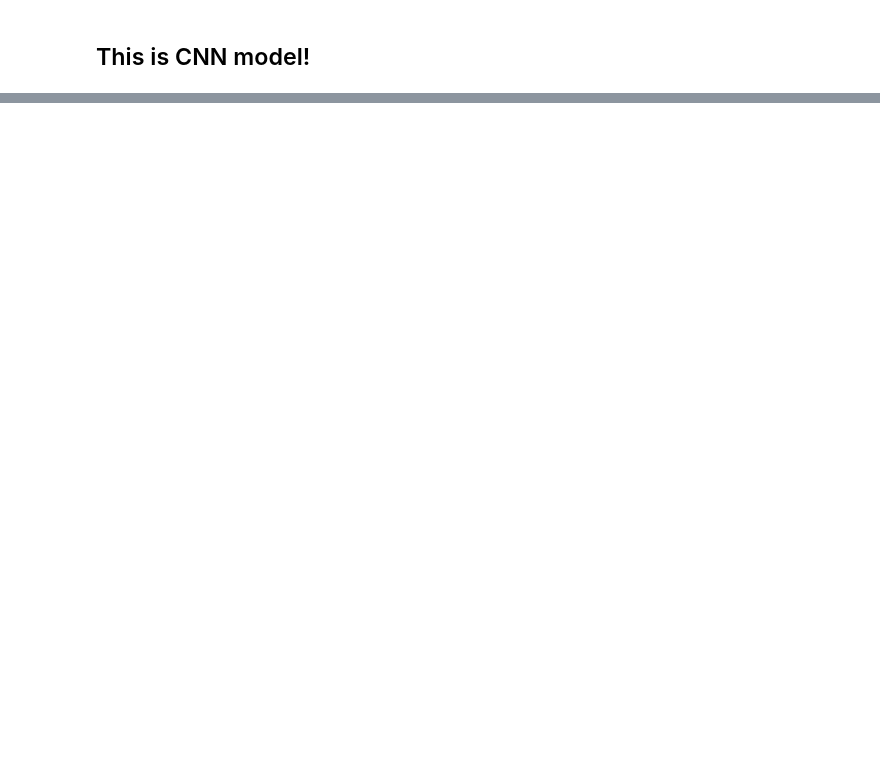
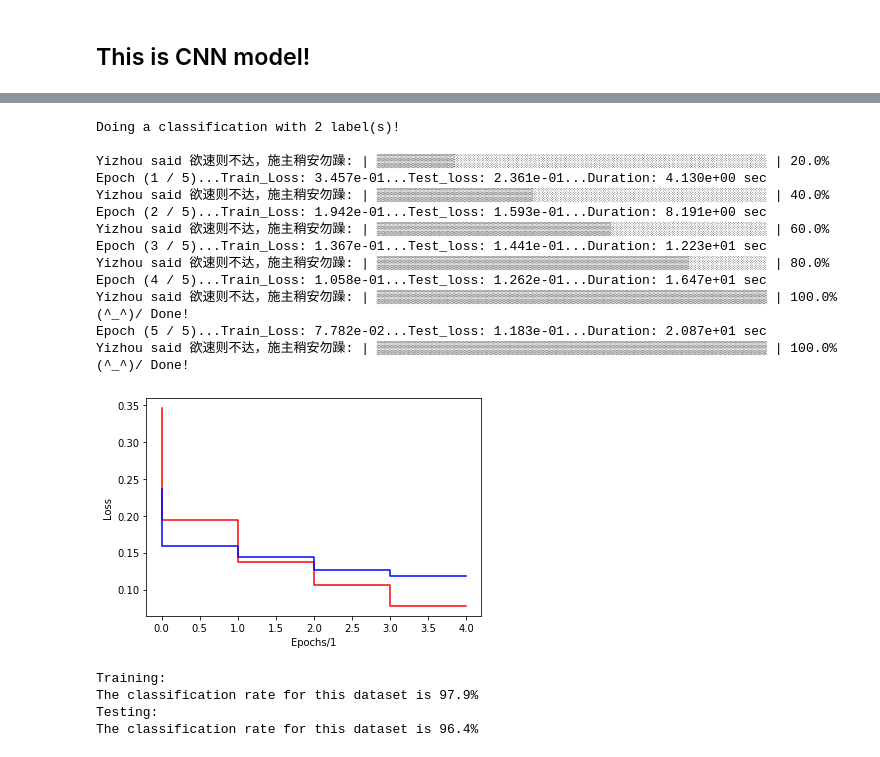
Before and after one commit to Lorenzo-lu/CS-760-Machine-Learning-Final-Project, a Jupyter notebook: RNN/PyTorch RNN example-spam emails.ipynb, the cells around one changed output, grey strips where cells are left out. Saved outputs shown, nothing was run; the diff lists cells and outputs as text; code cells hidden in the pictures; blank space fills up the shorter version.

```diff
--- a/RNN/PyTorch RNN example-spam emails.ipynb
+++ b/RNN/PyTorch RNN example-spam emails.ipynb
@@ -381,0 +402,27 @@ Testing Accuracy = 9.653e-01
+# %%
+import YZ_nn_training_format
+from YZ_nn_training_format import YZ_torch_std;
+K_class = 2;
+model = CNN(len(vocab), 20, K_class);
+STD = YZ_torch_std(model, device, train_iter, test_iter, K_class = K_class);
+STD.Optimizing(epochs = 5, plot_epoch = 1);
+#STD.Optimizing2(epochs = 5, plot_epoch = 1);
+# %% [output]
+Doing a classification with 2 label(s)!
+
+Yizhou said 欲速则不达，施主稍安勿躁: | ▒▒▒▒▒▒▒▒▒▒░░░░░░░░░░░░░░░░░░░░░░░░░░░░░░░░░░░░░░░░ | 20.0%
+Epoch (1 / 5)...Train_Loss: 3.457e-01...Test_loss: 2.361e-01...Duration: 4.130e+00 sec
+Yizhou said 欲速则不达，施主稍安勿躁: | ▒▒▒▒▒▒▒▒▒▒▒▒▒▒▒▒▒▒▒▒░░░░░░░░░░░░░░░░░░░░░░░░░░░░░░ | 40.0%
+Epoch (2 / 5)...Train_Loss: 1.942e-01...Test_loss: 1.593e-01...Duration: 8.191e+00 sec
+Yizhou said 欲速则不达，施主稍安勿躁: | ▒▒▒▒▒▒▒▒▒▒▒▒▒▒▒▒▒▒▒▒▒▒▒▒▒▒▒▒▒▒░░░░░░░░░░░░░░░░░░░░ | 60.0%
+Epoch (3 / 5)...Train_Loss: 1.367e-01...Test_loss: 1.441e-01...Duration: 1.223e+01 sec
+Yizhou said 欲速则不达，施主稍安勿躁: | ▒▒▒▒▒▒▒▒▒▒▒▒▒▒▒▒▒▒▒▒▒▒▒▒▒▒▒▒▒▒▒▒▒▒▒▒▒▒▒▒░░░░░░░░░░ | 80.0%
+Epoch (4 / 5)...Train_Loss: 1.058e-01...Test_loss: 1.262e-01...Duration: 1.647e+01 sec
+Yizhou said 欲速则不达，施主稍安勿躁: | ▒▒▒▒▒▒▒▒▒▒▒▒▒▒▒▒▒▒▒▒▒▒▒▒▒▒▒▒▒▒▒▒▒▒▒▒▒▒▒▒▒▒▒▒▒▒▒▒▒▒ | 100.0% (^_^)/ Done!
+Epoch (5 / 5)...Train_Loss: 7.782e-02...Test_loss: 1.183e-01...Duration: 2.087e+01 sec
+Yizhou said 欲速则不达，施主稍安勿躁: | ▒▒▒▒▒▒▒▒▒▒▒▒▒▒▒▒▒▒▒▒▒▒▒▒▒▒▒▒▒▒▒▒▒▒▒▒▒▒▒▒▒▒▒▒▒▒▒▒▒▒ | 100.0% (^_^)/ Done!
+[figure, added]
+Training:
+The classification rate for this dataset is 97.9%
+Testing:
+The classification rate for this dataset is 96.4%
```
Also changed, not shown: parts of 8 cells of this notebook, 4 other files.
